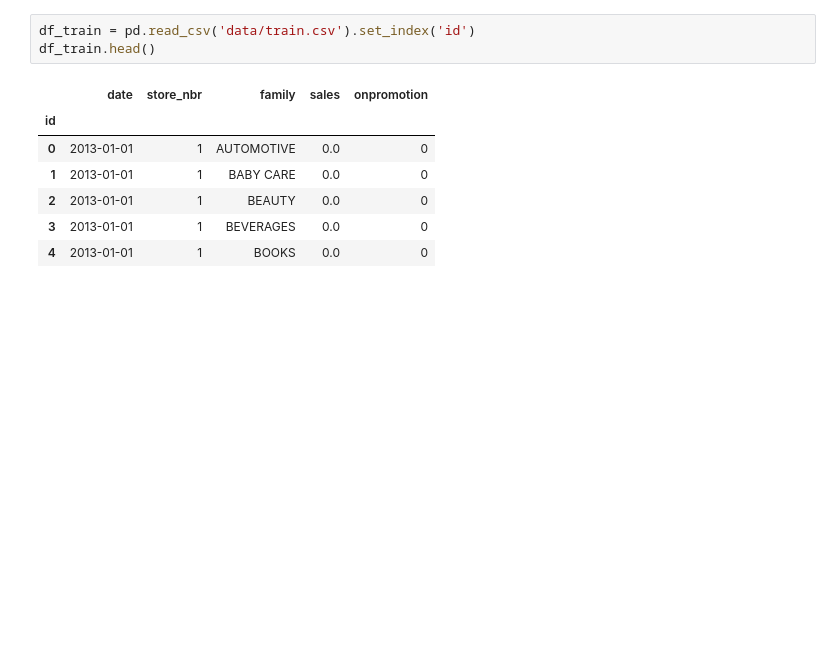
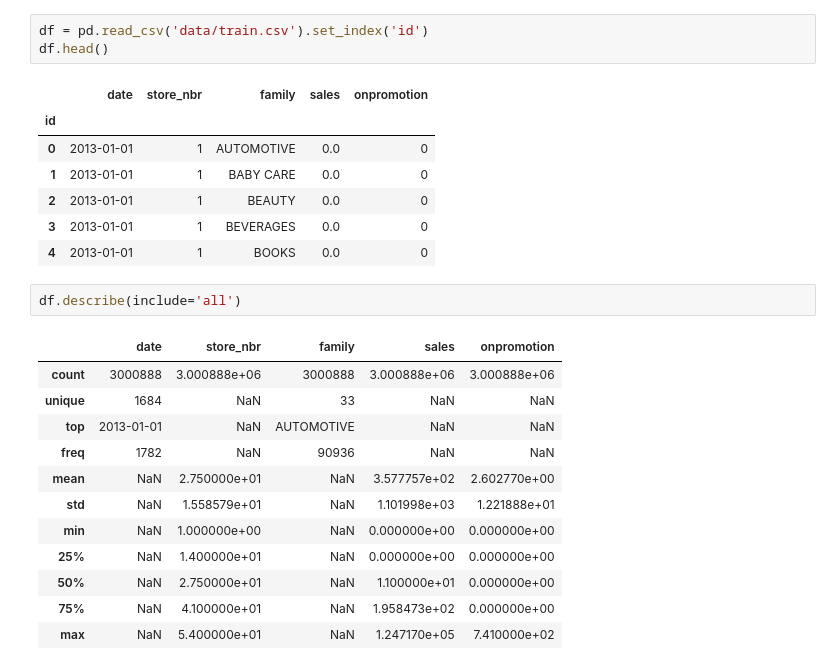
Before and after one commit to TeGPro/store-sales-forecast, a Jupyter notebook: research.ipynb, the cells around one changed output. Saved outputs shown, nothing was run; the diff lists cells and outputs as text; blank space fills up the shorter version.

```diff
--- a/research.ipynb
+++ b/research.ipynb
@@ -298,8 +340,8 @@ plt.show()
 # %% [markdown]
 ## Теперь рассмотрим тренировочные данные.
 # %%
-df_train = pd.read_csv('data/train.csv').set_index('id')
-df_train.head()
+df = pd.read_csv('data/train.csv').set_index('id')
+df.head()
 # %% [output]
 |  | date | store_nbr | family | sales | onpromotion |
 | id |  |  |  |  |  |
@@ -308,3 +350,18 @@ df_train.head()
 | 2 | 2013-01-01 | 1 | BEAUTY | 0.0 | 0 |
 | 3 | 2013-01-01 | 1 | BEVERAGES | 0.0 | 0 |
 | 4 | 2013-01-01 | 1 | BOOKS | 0.0 | 0 |
+# %%
+df.describe(include='all')
+# %% [output]
+|  | date | store_nbr | family | sales | onpromotion |
+| count | 3000888 | 3.000888e+06 | 3000888 | 3.000888e+06 | 3.000888e+06 |
+| unique | 1684 | NaN | 33 | NaN | NaN |
+| top | 2013-01-01 | NaN | AUTOMOTIVE | NaN | NaN |
+| freq | 1782 | NaN | 90936 | NaN | NaN |
+| mean | NaN | 2.750000e+01 | NaN | 3.577757e+02 | 2.602770e+00 |
+| std | NaN | 1.558579e+01 | NaN | 1.101998e+03 | 1.221888e+01 |
+| min | NaN | 1.000000e+00 | NaN | 0.000000e+00 | 0.000000e+00 |
+| 25% | NaN | 1.400000e+01 | NaN | 0.000000e+00 | 0.000000e+00 |
+| 50% | NaN | 2.750000e+01 | NaN | 1.100000e+01 | 0.000000e+00 |
+| 75% | NaN | 4.100000e+01 | NaN | 1.958473e+02 | 0.000000e+00 |
+| max | NaN | 5.400000e+01 | NaN | 1.247170e+05 | 7.410000e+02 |
```
Also changed, not shown: parts of 18 cells of this notebook.
